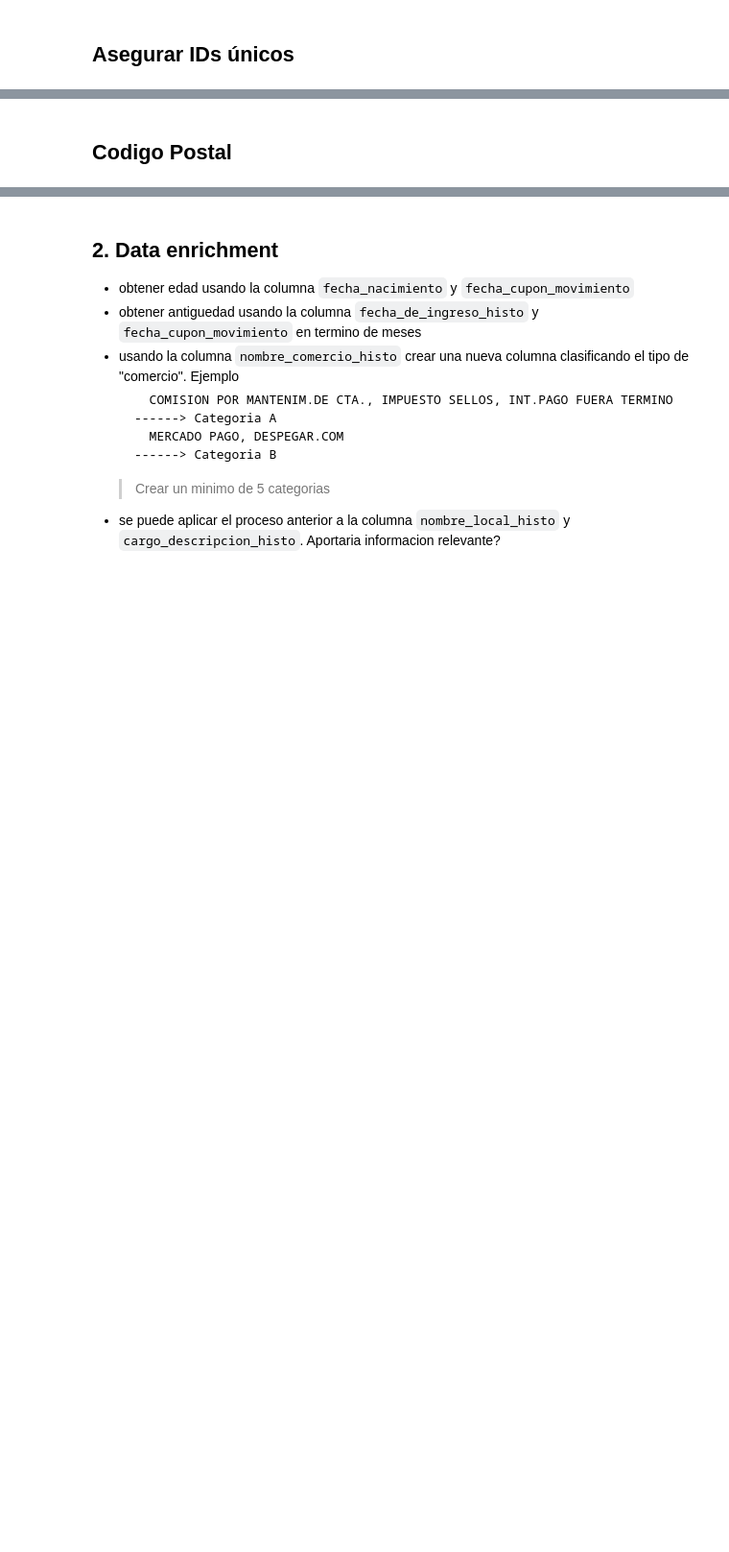
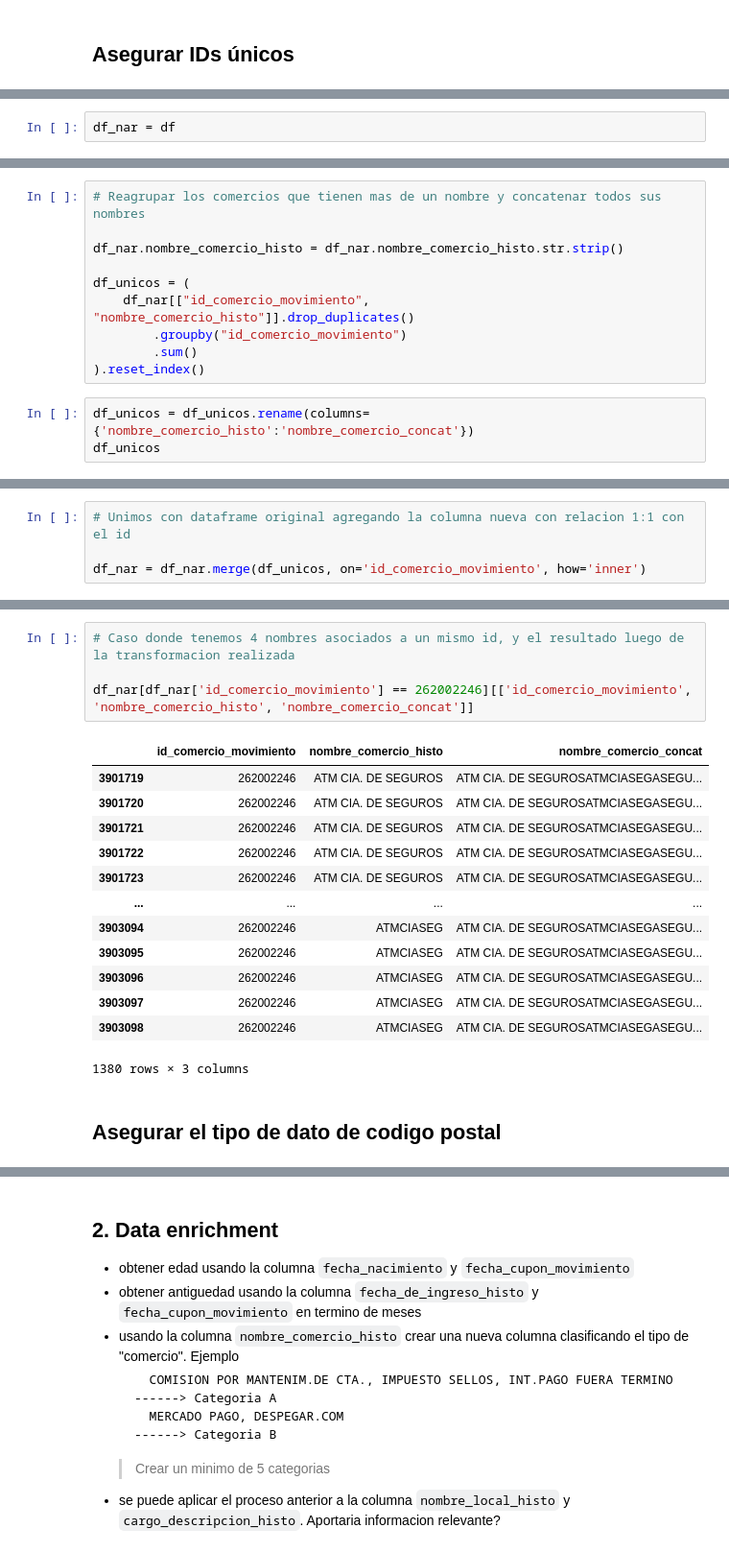
Before and after one commit to JIBarrionuevoGaltier/DiploDatos_2021_Mentoria_Grupo_2, a Jupyter notebook: notebooks_tp2/Trabajo Práctico 2.ipynb, the cells around one changed output, grey strips where cells are left out. Shown at 96% size. Cells and saved outputs as stored; diff of their text form; blank space fills up the shorter version.

Commit message:
relacion 1:1 entre id y nombre. No se si quedo en str el cod post

```diff
--- a/notebooks_tp2/Trabajo Práctico 2.ipynb
+++ b/notebooks_tp2/Trabajo Práctico 2.ipynb
@@ -190,0 +93,2 @@ df3.drop_duplicates()
+# %%
+df_nar = df
@@ -190,0 +126,13 @@ df3.drop_duplicates()
+# %%
+# Reagrupar los comercios que tienen mas de un nombre y concatenar todos sus nombres
+
+df_nar.nombre_comercio_histo = df_nar.nombre_comercio_histo.str.strip()
+
+df_unicos = (
+    df_nar[["id_comercio_movimiento", "nombre_comercio_histo"]].drop_duplicates()
+        .groupby("id_comercio_movimiento")
+        .sum()
+).reset_index()
+# %%
+df_unicos = df_unicos.rename(columns={'nombre_comercio_histo':'nombre_comercio_concat'})
+df_unicos
@@ -190,0 +153,4 @@ df3.drop_duplicates()
+# %%
+# Unimos con dataframe original agregando la columna nueva con relacion 1:1 con el id
+
+df_nar = df_nar.merge(df_unicos, on='id_comercio_movimiento', how='inner')
@@ -191,4 +181,22 @@ df3.drop_duplicates()
+# %%
+# Caso donde tenemos 4 nombres asociados a un mismo id, y el resultado luego de la transformacion realizada
+
+df_nar[df_nar['id_comercio_movimiento'] == 262002246][['id_comercio_movimiento', 'nombre_comercio_histo', 'nombre_comercio_concat']]
+# %% [output]
+|  | id_comercio_movimiento | nombre_comercio_histo | nombre_comercio_concat |
+| 3901719 | 262002246 | ATM CIA. DE SEGUROS | ATM CIA. DE SEGUROSATMCIASEGASEGU... |
+| 3901720 | 262002246 | ATM CIA. DE SEGUROS | ATM CIA. DE SEGUROSATMCIASEGASEGU... |
+| 3901721 | 262002246 | ATM CIA. DE SEGUROS | ATM CIA. DE SEGUROSATMCIASEGASEGU... |
+| 3901722 | 262002246 | ATM CIA. DE SEGUROS | ATM CIA. DE SEGUROSATMCIASEGASEGU... |
+| 3901723 | 262002246 | ATM CIA. DE SEGUROS | ATM CIA. DE SEGUROSATMCIASEGASEGU... |
+| ... | ... | ... | ... |
+| 3903094 | 262002246 | ATMCIASEG | ATM CIA. DE SEGUROSATMCIASEGASEGU... |
+| 3903095 | 262002246 | ATMCIASEG | ATM CIA. DE SEGUROSATMCIASEGASEGU... |
+| 3903096 | 262002246 | ATMCIASEG | ATM CIA. DE SEGUROSATMCIASEGASEGU... |
+| 3903097 | 262002246 | ATMCIASEG | ATM CIA. DE SEGUROSATMCIASEGASEGU... |
+| 3903098 | 262002246 | ATMCIASEG | ATM CIA. DE SEGUROSATMCIASEGASEGU... |
+1380 rows × 3 columns
 # %% [markdown]
-## Codigo Postal
+## Asegurar el tipo de dato de codigo postal
 # %%
 df.info()
```
Also changed, not shown: parts of 24 cells of this notebook.
